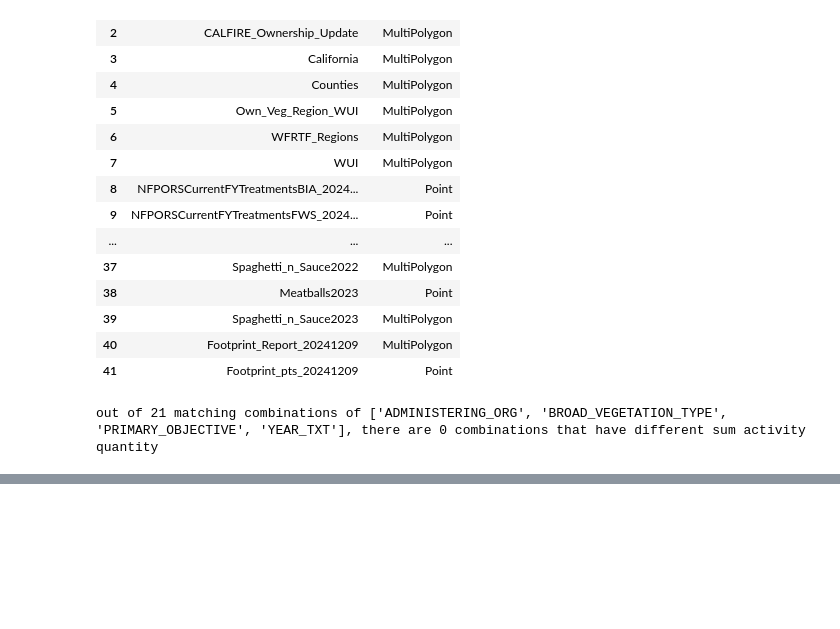
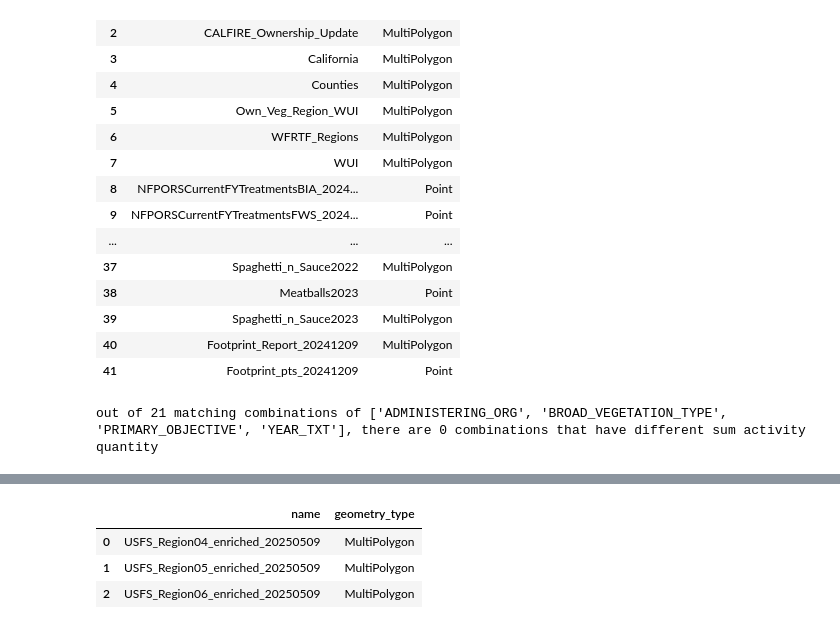
Before and after one commit to klinucsd/interagency-tracking-system, a Jupyter notebook: notebooks/Validate.ipynb, the cells around one changed output, grey strips where cells are left out. Drawn from its saved outputs; the diff is of its cells as text; code cells hidden in the pictures; blank space fills up the shorter version.

```diff
--- a/notebooks/Validate.ipynb
+++ b/notebooks/Validate.ipynb
@@ -81,0 +96,7 @@ output_gdf = gpd.read_file(output_gdb_path, driver='openFileGDB', layer=output_l
+# %%
+gpd.list_layers(output_gdb_path)
+# %% [output]
+|  | name | geometry_type |
+| 0 | USFS_Region04_enriched_20250509 | MultiPolygon |
+| 1 | USFS_Region05_enriched_20250509 | MultiPolygon |
+| 2 | USFS_Region06_enriched_20250509 | MultiPolygon |
```
Also changed, not shown: parts of 7 cells of this notebook, 13 other files.
